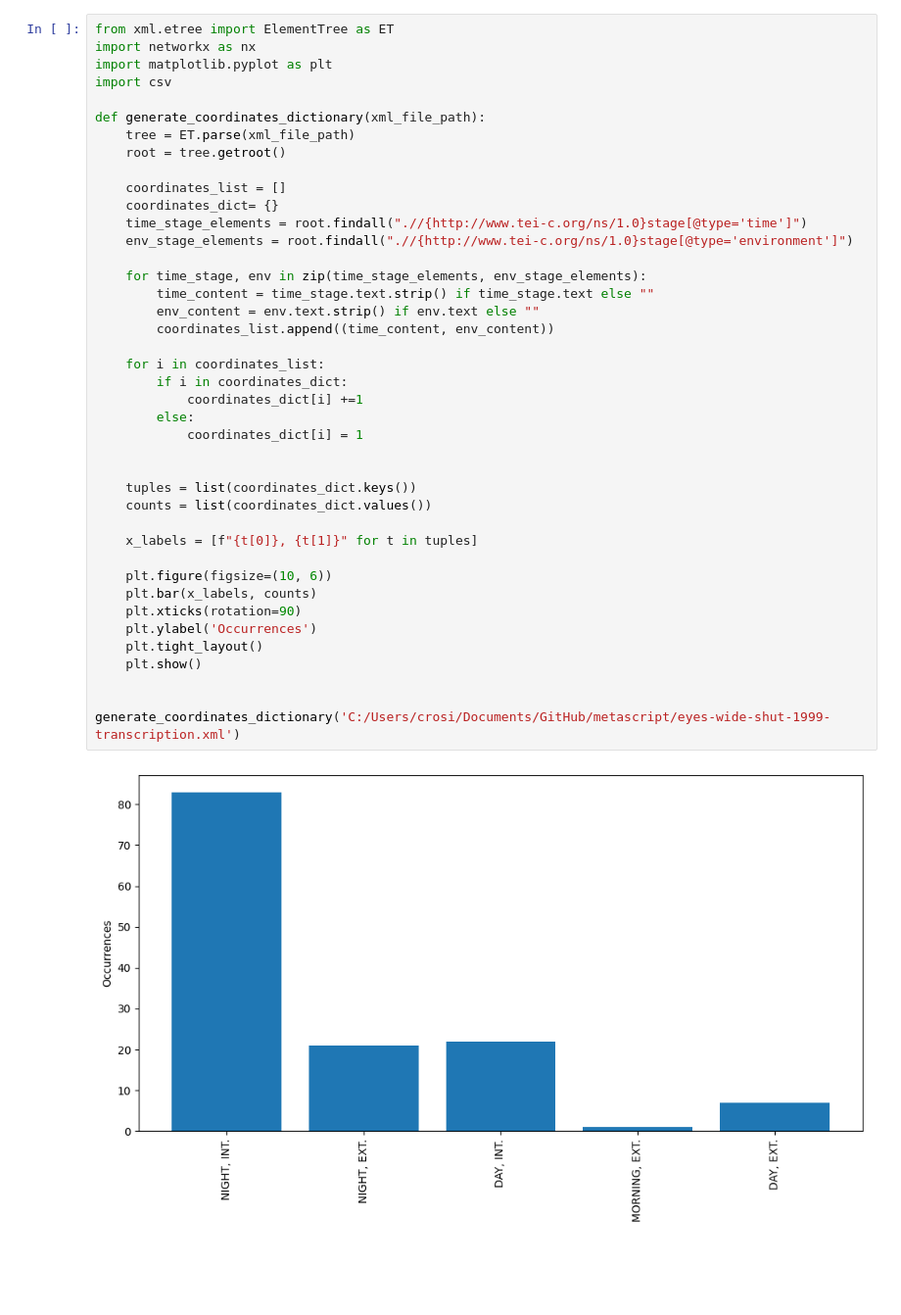
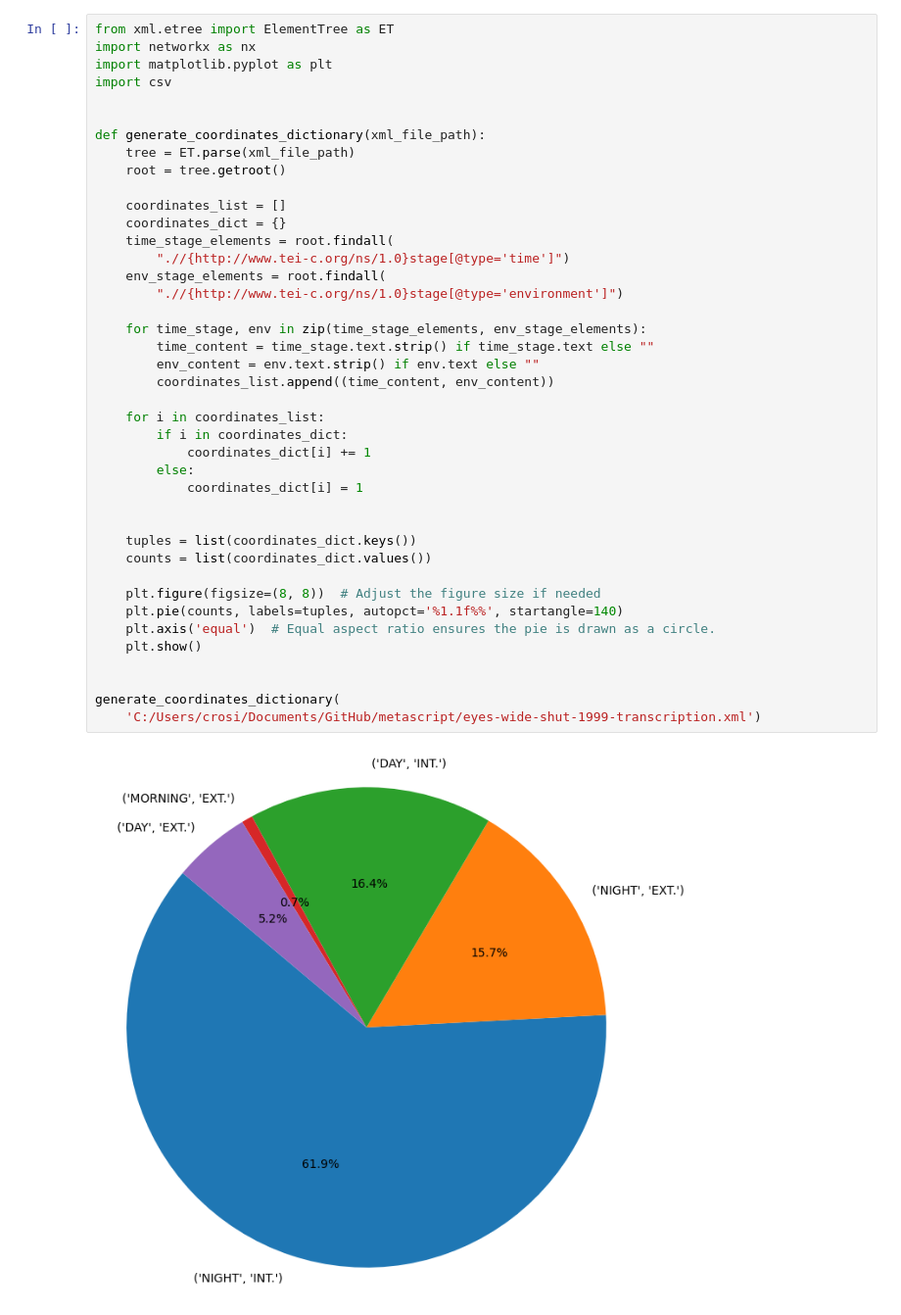
Before and after one commit to giorgiacrosilla/metascript, a Jupyter notebook: utils/statistical analysis - screenplay/time.ipynb, the cells around one changed output. Shown: that part at 98% size. Drawn from its saved outputs; the diff is of its cells as text; blank space fills up the shorter version.

```diff
--- a/utils/statistical analysis - screenplay/time.ipynb
+++ b/utils/statistical analysis - screenplay/time.ipynb
@@ -1,43 +1,43 @@
 # %%
 from xml.etree import ElementTree as ET
 import networkx as nx
 import matplotlib.pyplot as plt
 import csv
 
+
 def generate_coordinates_dictionary(xml_file_path):
     tree = ET.parse(xml_file_path)
     root = tree.getroot()
 
     coordinates_list = []
-    coordinates_dict= {}
-    time_stage_elements = root.findall(".//{http://www.tei-c.org/ns/1.0}stage[@type='time']")
-    env_stage_elements = root.findall(".//{http://www.tei-c.org/ns/1.0}stage[@type='environment']")
+    coordinates_dict = {}
+    time_stage_elements = root.findall(
+        ".//{http://www.tei-c.org/ns/1.0}stage[@type='time']")
+    env_stage_elements = root.findall(
+        ".//{http://www.tei-c.org/ns/1.0}stage[@type='environment']")
 
     for time_stage, env in zip(time_stage_elements, env_stage_elements):
         time_content = time_stage.text.strip() if time_stage.text else ""
         env_content = env.text.strip() if env.text else ""
         coordinates_list.append((time_content, env_content))
 
     for i in coordinates_list:
         if i in coordinates_dict:
-            coordinates_dict[i] +=1
+            coordinates_dict[i] += 1
         else:
             coordinates_dict[i] = 1
 
 
     tuples = list(coordinates_dict.keys())
     counts = list(coordinates_dict.values())
 
-    x_labels = [f"{t[0]}, {t[1]}" for t in tuples]
-
-    plt.figure(figsize=(10, 6))
-    plt.bar(x_labels, counts)
-    plt.xticks(rotation=90)
-    plt.ylabel('Occurrences')
-    plt.tight_layout()
+    plt.figure(figsize=(8, 8))  # Adjust the figure size if needed
+    plt.pie(counts, labels=tuples, autopct='%1.1f%%', startangle=140)
+    plt.axis('equal')  # Equal aspect ratio ensures the pie is drawn as a circle.
     plt.show()
 
 
-generate_coordinates_dictionary('C:/Users/crosi/Documents/GitHub/metascript/eyes-wide-shut-1999-transcription.xml')
+generate_coordinates_dictionary(
+    'C:/Users/crosi/Documents/GitHub/metascript/eyes-wide-shut-1999-transcription.xml')
 # %% [output]
-[figure, old version]
+[figure, new version]
```
Also changed, not shown: 8 other files.
